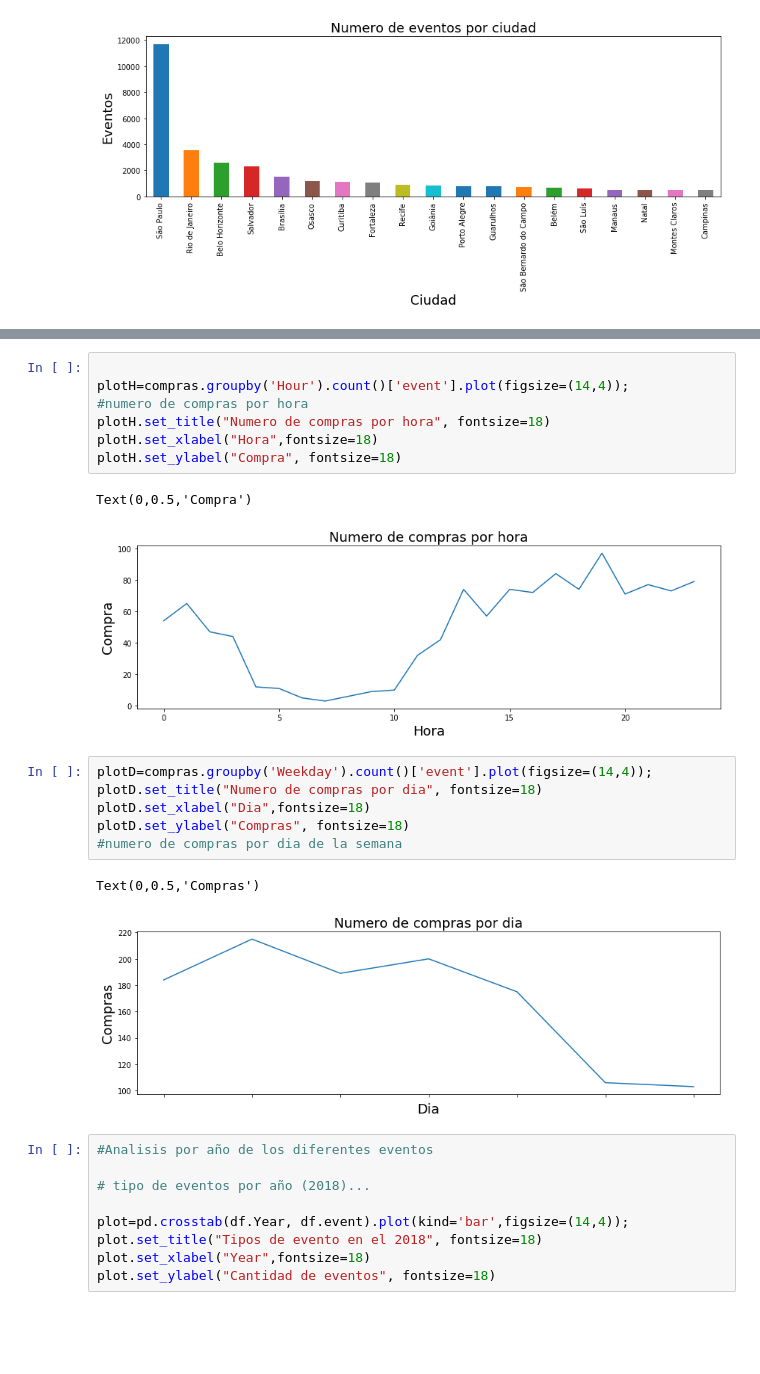
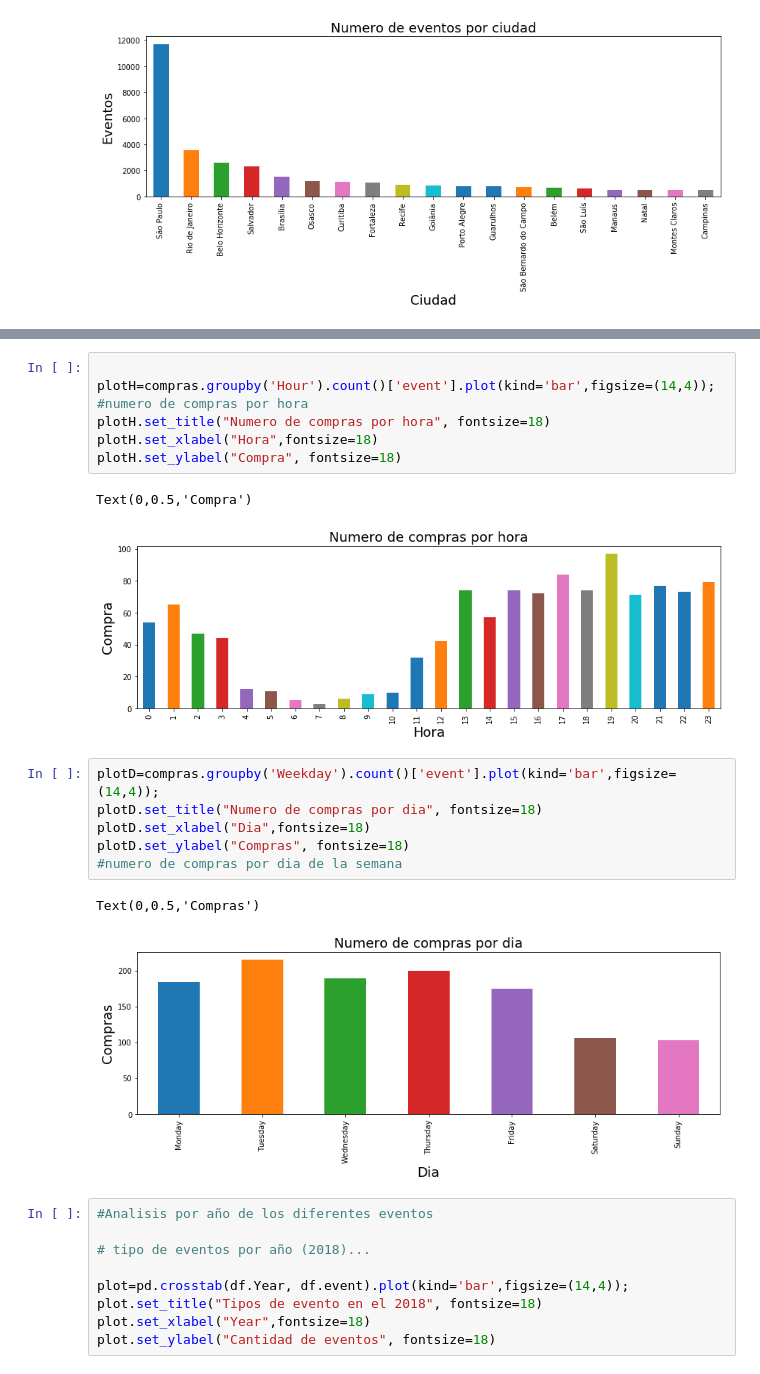
Before and after one commit to MartinCohen98/OrganizacionDeDatosTP1, a Jupyter notebook: AnalisisExploratorioTrocafoneBarbara.ipynb, the cells around one changed output, grey strips where cells are left out. Saved outputs shown, nothing was run; the diff lists cells and outputs as text; blank space fills up the shorter version.

```diff
--- a/AnalisisExploratorioTrocafoneBarbara.ipynb
+++ b/AnalisisExploratorioTrocafoneBarbara.ipynb
@@ -160,22 +151,22 @@ compras
 # %%
 
-plotH=compras.groupby('Hour').count()['event'].plot(figsize=(14,4));
+plotH=compras.groupby('Hour').count()['event'].plot(kind='bar',figsize=(14,4));
 #numero de compras por hora
 plotH.set_title("Numero de compras por hora", fontsize=18)
 plotH.set_xlabel("Hora",fontsize=18)
 plotH.set_ylabel("Compra", fontsize=18)
 # %% [output]
 Text(0,0.5,'Compra')
-[figure, old version]
+[figure, new version]
 # %%
-plotD=compras.groupby('Weekday').count()['event'].plot(figsize=(14,4));
+plotD=compras.groupby('Weekday').count()['event'].plot(kind='bar',figsize=(14,4));
 plotD.set_title("Numero de compras por dia", fontsize=18)
 plotD.set_xlabel("Dia",fontsize=18)
 plotD.set_ylabel("Compras", fontsize=18)
 #numero de compras por dia de la semana
 # %% [output]
 Text(0,0.5,'Compras')
-[figure, old version]
+[figure, new version]
 # %%
 #Analisis por año de los diferentes eventos
 
```
Also changed, not shown: parts of 6 cells of this notebook.
